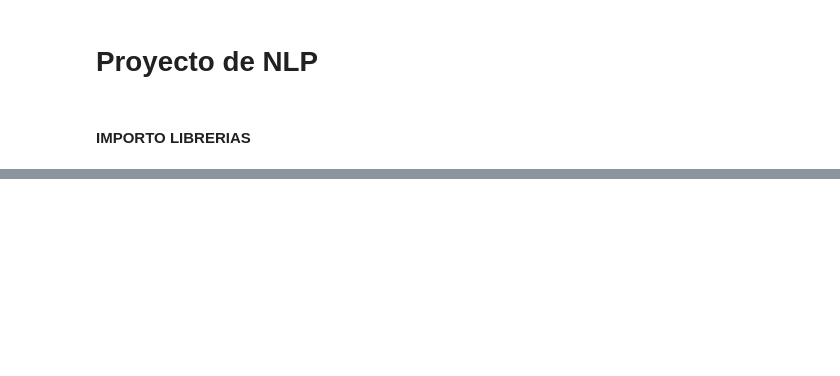
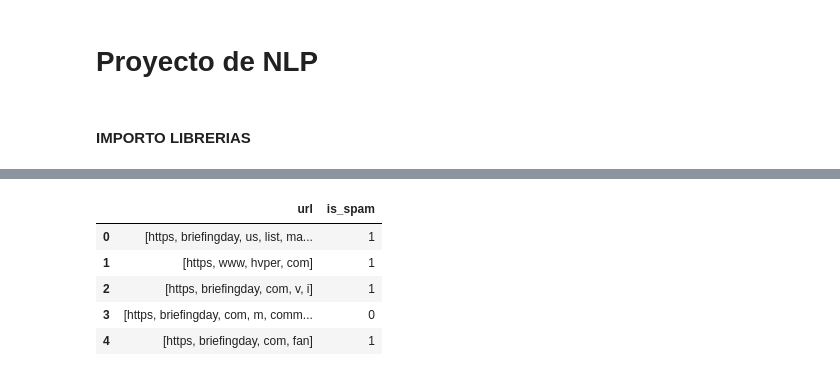
Before and after one commit to 4GeeksAcademy/24-PILAR_Proyecto-de-NLP, a Jupyter notebook: src/explore.ipynb, the cells around one changed output, grey strips where cells are left out. Cells and saved outputs as stored; diff of their text form; code cells hidden in the pictures; blank space fills up the shorter version.

```diff
--- a/src/explore.ipynb
+++ b/src/explore.ipynb
@@ -15,0 +50,23 @@ total_data.head()
+# %%
+# trato el texto
+import regex as re
+def preprocess_text(text):
+    # Remove any character that is not a letter (a-z) or white space ( )
+    text = re.sub(r'[^a-z ]', " ", text)
+    # Remove white spaces
+    text = re.sub(r'\s+[a-zA-Z]\s+', " ", text)
+    text = re.sub(r'\^[a-zA-Z]\s+', " ", text)
+    # Multiple white spaces into one
+    text = re.sub(r'\s+', " ", text.lower())
+    # Remove tags
+    text = re.sub("&lt;/?.*?&gt;"," &lt;&gt; ", text)
+    return text.split()
+total_data["url"] = total_data["url"].apply(preprocess_text)
+total_data.head()
+# %% [output]
+|  | url | is_spam |
+| 0 | [https, briefingday, us, list, ma... | 1 |
+| 1 | [https, www, hvper, com] | 1 |
+| 2 | [https, briefingday, com, v, i] | 1 |
+| 3 | [https, briefingday, com, m, comm... | 0 |
+| 4 | [https, briefingday, com, fan] | 1 |
```
Also changed, not shown: parts of 22 cells of this notebook.
